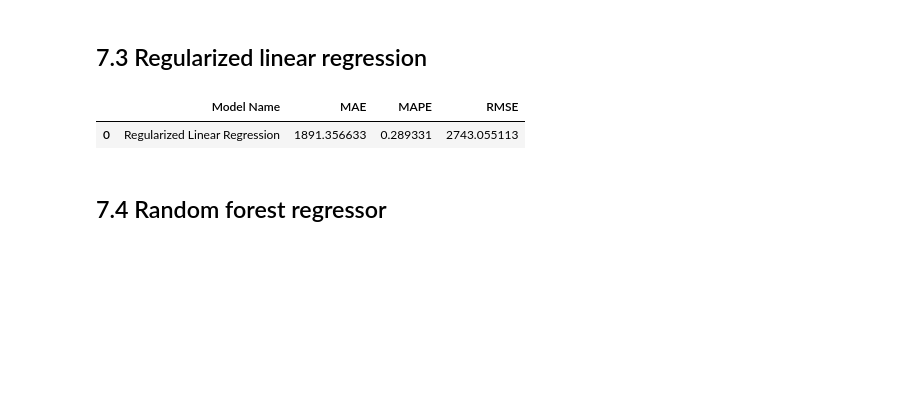
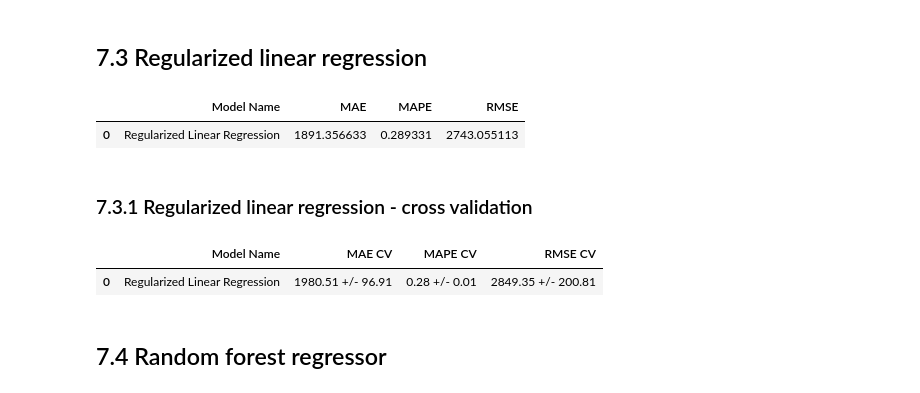
Before and after one commit to diegodinizf/Rossman-Sales, a Jupyter notebook: rossmann-sales-notebook.ipynb, the cells around one changed output. Drawn from its saved outputs; the diff is of its cells as text; code cells hidden in the pictures; blank space fills up the shorter version.

```diff
--- a/rossmann-sales-notebook.ipynb
+++ b/rossmann-sales-notebook.ipynb
@@ -1065,6 +1136,14 @@ lrr_result
 # %% [output]
 |  | Model Name | MAE | MAPE | RMSE |
 | 0 | Regularized Linear Regression | 1891.356633 | 0.289331 | 2743.055113 |
+# %% [markdown]
+### 7.3.1 Regularized linear regression - cross validation
+# %%
+lrr_result_cv =time_series_cross_validation(training_test, 5, 'Regularized Linear Regression', lrr)
+lrr_result_cv
+# %% [output]
+|  | Model Name | MAE CV | MAPE CV | RMSE CV |
+| 0 | Regularized Linear Regression | 1980.51 +/- 96.91 | 0.28 +/- 0.01 | 2849.35 +/- 200.81 |
 # %% [markdown]
 ## 7.4 Random forest regressor
 # %%
```
Also changed, not shown: parts of 24 cells of this notebook.
